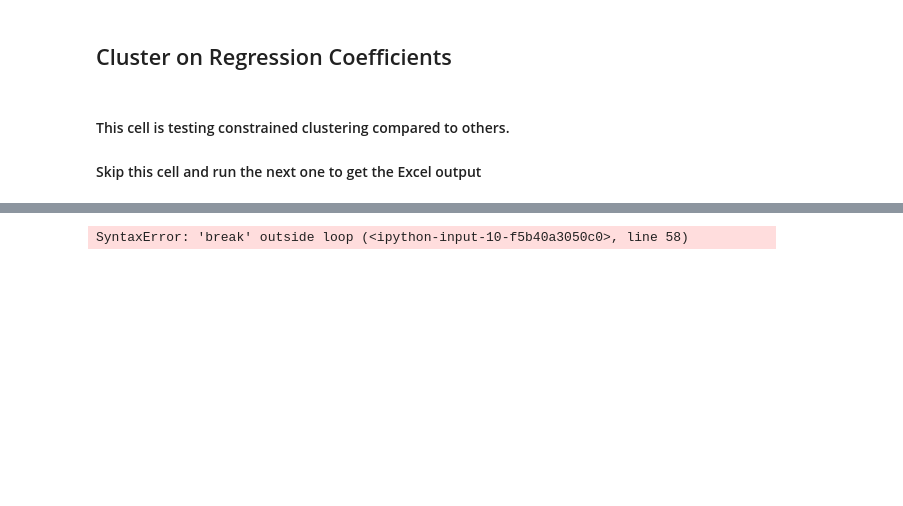
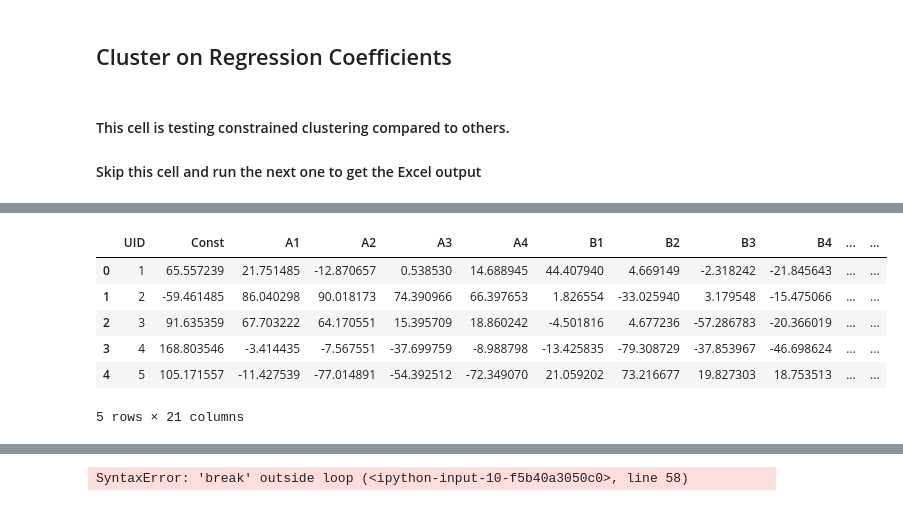
Before and after one commit to EricPostMaster/market-research-private, a Jupyter notebook: Individual_Models.ipynb, the cells around one changed output, grey strips where cells are left out. Saved outputs shown, nothing was run; the diff lists cells and outputs as text; code cells hidden in the pictures; blank space fills up the shorter version.

```diff
--- a/Individual_Models.ipynb
+++ b/Individual_Models.ipynb
@@ -81,3 +213,32 @@ scores = op.drop(['UID','Const'], axis=1)
 # %% [markdown]
 #### This cell is testing constrained clustering compared to others.
 #### Skip this cell and run the next one to get the Excel output
+# %%
+def pearson_affinity(M):
+   return 1 - np.array([[stats.pearsonr(a,b)[0] for a in M] for b in M])
+
+pears_cluster_2 = AgglomerativeClustering(n_clusters=2, linkage='complete', affinity=pearson_affinity)
+pears_cluster_3 = AgglomerativeClustering(n_clusters=3, linkage='complete', affinity=pearson_affinity)
+pears_cluster_4 = AgglomerativeClustering(n_clusters=4, linkage='complete', affinity=pearson_affinity)
+
+pears_cluster_2.fit(scores)
+pears_cluster_3.fit(scores)
+pears_cluster_4.fit(scores)
+
+pears_cluster_2_clus = pears_cluster_2.fit_predict(scores)
+pears_cluster_3_clus = pears_cluster_3.fit_predict(scores)
+pears_cluster_4_clus = pears_cluster_4.fit_predict(scores)
+
+op['pearson_2_clus'] = pears_cluster_2_clus
+op['pearson_3_clus'] = pears_cluster_3_clus
+op['pearson_4_clus'] = pears_cluster_4_clus
+
+
+print(np.unique(op['pearson_2_clus'], return_counts=True))
+print("Silhouette Score:", silhouette_score(scores,op['pearson_2_clus']), '\n')
+
+print(np.unique(op['pearson_3_clus'], return_counts=True))
+print("Silhouette Score:", silhouette_score(scores,op['pearson_3_clus']), '\n')
+
+print(np.unique(op['pearson_4_clus'], return_counts=True))
+print("Silhouette Score:", silhouette_score(scores,op['pearson_4_clus']), '\n')
@@ -83,0 +254,10 @@ scores = op.drop(['UID','Const'], axis=1)
+# %%
+op.head()
+# %% [output]
+|  | UID | Const | A1 | A2 | A3 | A4 | B1 | B2 | B3 | B4 | ... | ... |
+| 0 | 1 | 65.557239 | 21.751485 | -12.870657 | 0.538530 | 14.688945 | 44.407940 | 4.669149 | -2.318242 | -21.845643 | ... | ... |
+| 1 | 2 | -59.461485 | 86.040298 | 90.018173 | 74.390966 | 66.397653 | 1.826554 | -33.025940 | 3.179548 | -15.475066 | ... | ... |
+| 2 | 3 | 91.635359 | 67.703222 | 64.170551 | 15.395709 | 18.860242 | -4.501816 | 4.677236 | -57.286783 | -20.366019 | ... | ... |
+| 3 | 4 | 168.803546 | -3.414435 | -7.567551 | -37.699759 | -8.988798 | -13.425835 | -79.308729 | -37.853967 | -46.698624 | ... | ... |
+| 4 | 5 | 105.171557 | -11.427539 | -77.014891 | -54.392512 | -72.349070 | 21.059202 | 73.216677 | 19.827303 | 18.753513 | ... | ... |
+5 rows × 21 columns
```
Also changed, not shown: parts of 19 cells of this notebook, 5 other files.
